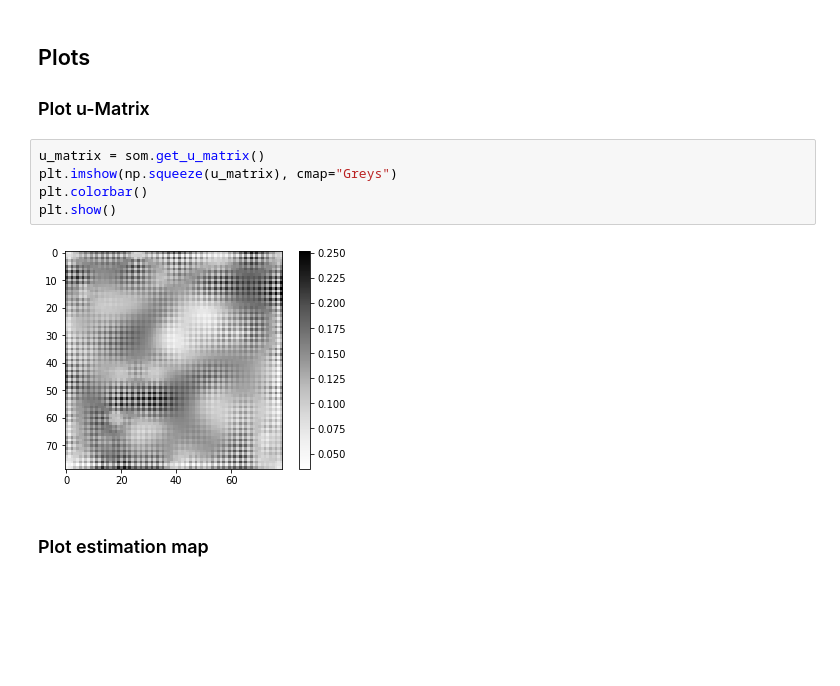
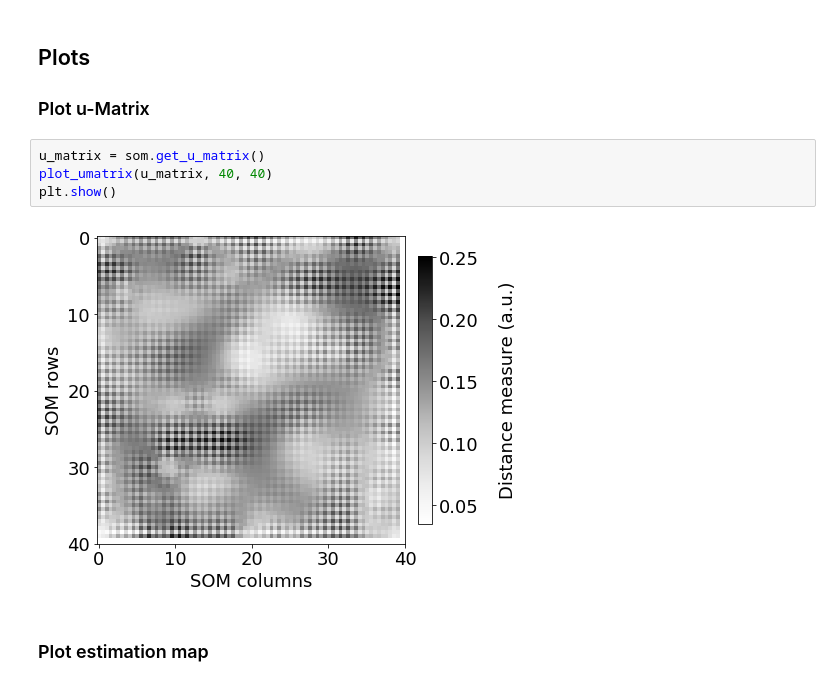
Before and after one commit to felixriese/susi, a Jupyter notebook: examples/SOMClassifier.ipynb, the cells around one changed output. Saved outputs shown, nothing was run; the diff lists cells and outputs as text; blank space fills up the shorter version.

```diff
--- a/examples/SOMClassifier.ipynb
+++ b/examples/SOMClassifier.ipynb
@@ -55,10 +56,9 @@ Accuracy: 86.0 %
 ### Plot u-Matrix
 # %%
 u_matrix = som.get_u_matrix()
-plt.imshow(np.squeeze(u_matrix), cmap="Greys")
-plt.colorbar()
+plot_umatrix(u_matrix, 40, 40)
 plt.show()
 # %% [output]
-[figure, old version]
+[figure, new version]
 # %% [markdown]
 ### Plot estimation map
```
Also changed, not shown: parts of 3 cells of this notebook, 5 other files.
